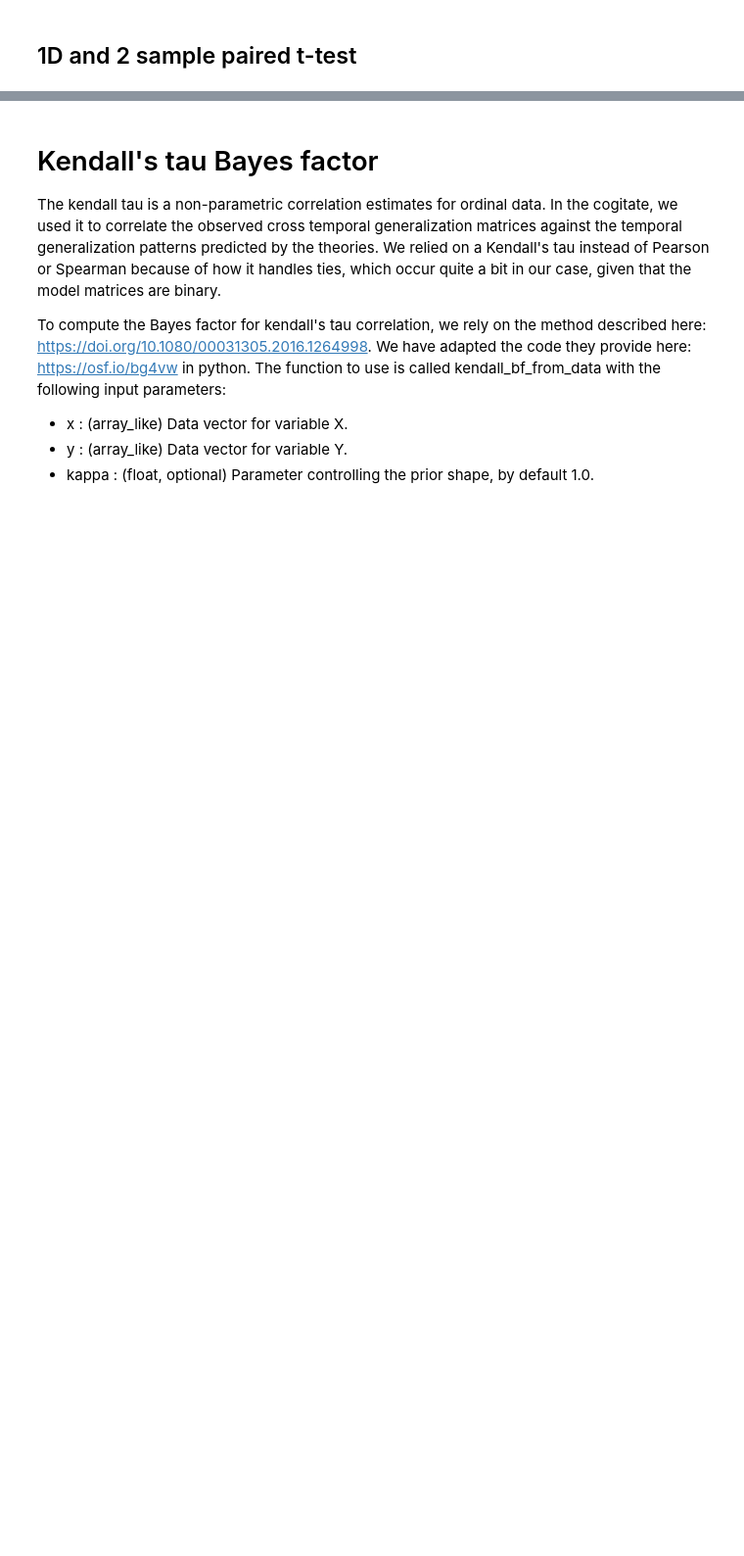
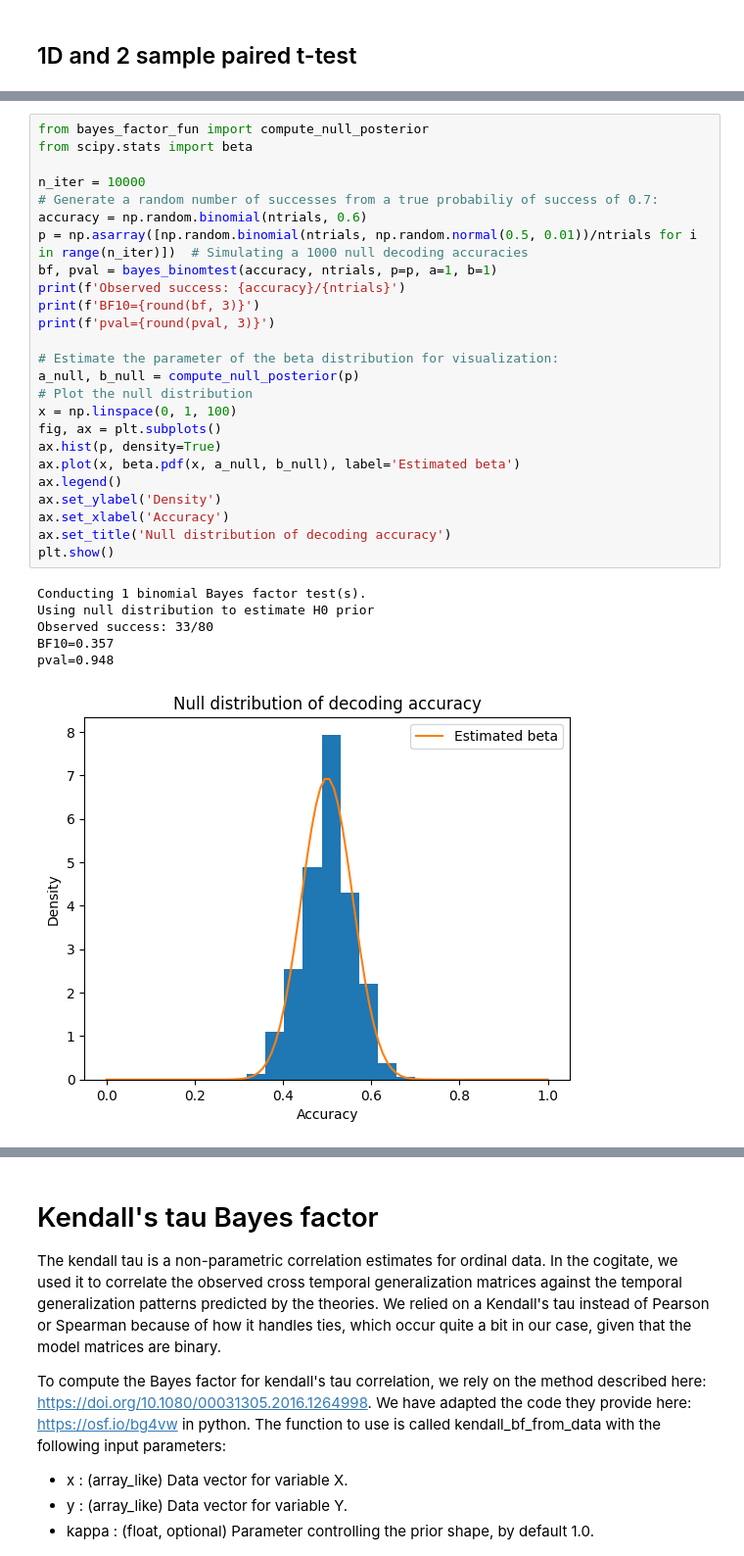
Before and after one commit to Cogitate-consortium/bayes_factors, a Jupyter notebook: HowToUse.ipynb, the cells around one changed output, grey strips where cells are left out. Shown at 98% size. Saved outputs shown, nothing was run; the diff lists cells and outputs as text; blank space fills up the shorter version.

Commit message:
Update null hypothesis prior
Use the posterior of the observed null instead

```diff
--- a/HowToUse.ipynb
+++ b/HowToUse.ipynb
@@ -436,0 +444,32 @@ Conducting 10000 binomial Bayes factor test(s).
+# %%
+from bayes_factor_fun import compute_null_posterior
+from scipy.stats import beta
+
+n_iter = 10000
+# Generate a random number of successes from a true probabiliy of success of 0.7:
+accuracy = np.random.binomial(ntrials, 0.6)
+p = np.asarray([np.random.binomial(ntrials, np.random.normal(0.5, 0.01))/ntrials for i in range(n_iter)])  # Simulating a 1000 null decoding accuracies
+bf, pval = bayes_binomtest(accuracy, ntrials, p=p, a=1, b=1)
+print(f'Observed success: {accuracy}/{ntrials}')
+print(f'BF10={round(bf, 3)}')
+print(f'pval={round(pval, 3)}')
+
+# Estimate the parameter of the beta distribution for visualization:
+a_null, b_null = compute_null_posterior(p)
+# Plot the null distribution
+x = np.linspace(0, 1, 100)
+fig, ax = plt.subplots()
+ax.hist(p, density=True)
+ax.plot(x, beta.pdf(x, a_null, b_null), label='Estimated beta')
+ax.legend()
+ax.set_ylabel('Density')
+ax.set_xlabel('Accuracy')
+ax.set_title('Null distribution of decoding accuracy')
+plt.show()
+# %% [output]
+Conducting 1 binomial Bayes factor test(s).
+Using null distribution to estimate H0 prior
+Observed success: 33/80
+BF10=0.357
+pval=0.948
+[figure, added]
```
Also changed, not shown: parts of 24 cells of this notebook, 1 other file.
